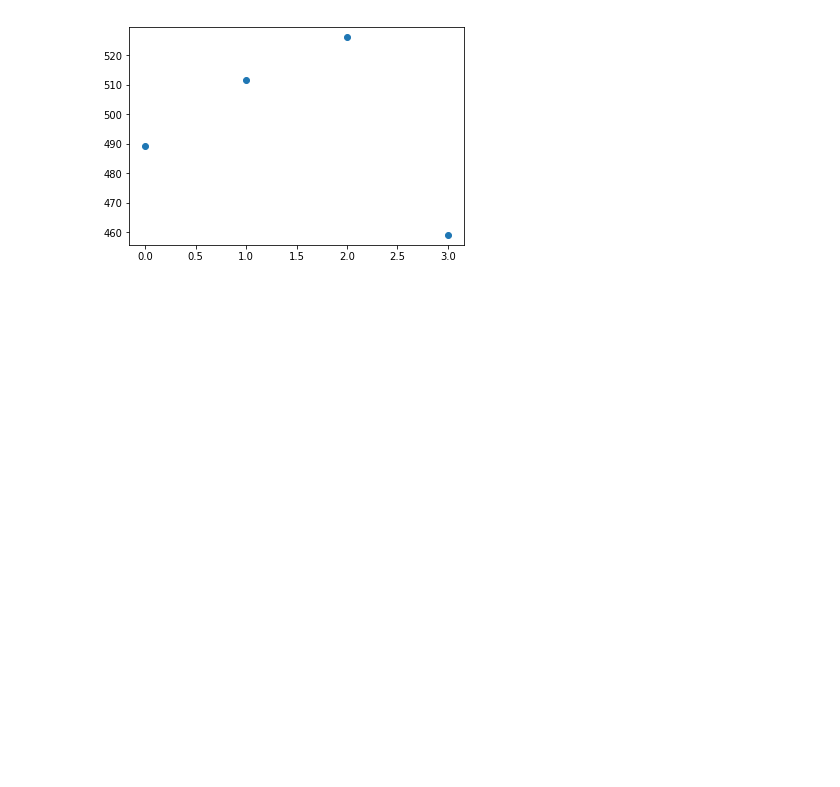
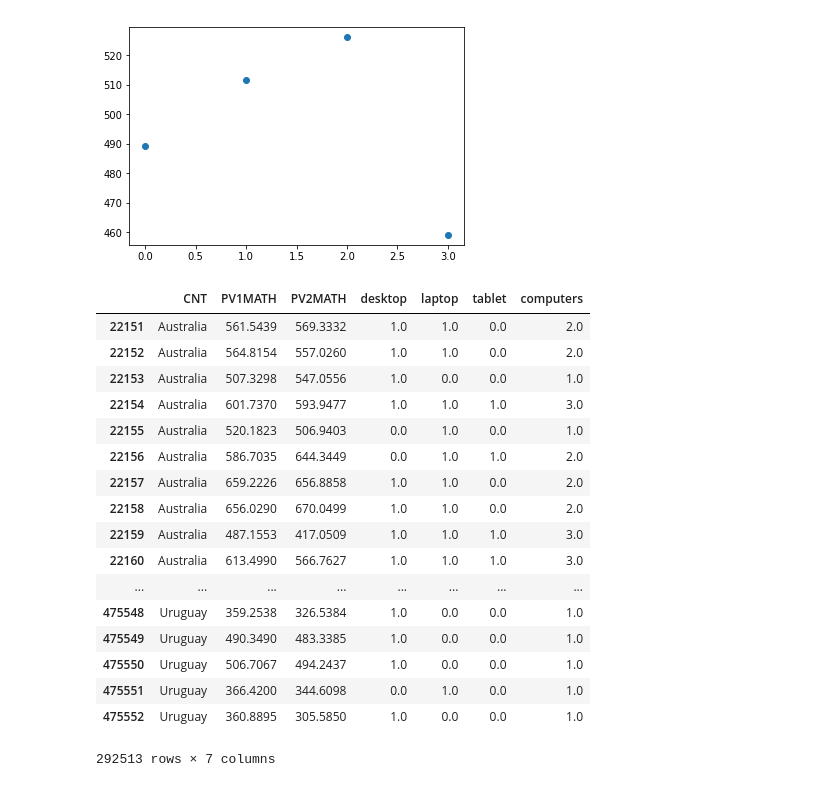
Before and after one commit to jgu1989/UdacityDataAnalystNanodegree, a Jupyter notebook: 5_Communicate_Data_Findings/pisa.ipynb, the cells around one changed output. Drawn from its saved outputs; the diff is of its cells as text; code cells hidden in the pictures; blank space fills up the shorter version.

```diff
--- a/5_Communicate_Data_Findings/pisa.ipynb
+++ b/5_Communicate_Data_Findings/pisa.ipynb
@@ -163,3 +165,24 @@ plt.scatter(x= data[r].index, y=data[r].PV1MATH)
 # %% [output]
 <matplotlib.collections.PathCollection at 0x...>
 [figure]
+# %%
+df_school
+# %% [output]
+|  | CNT | PV1MATH | PV2MATH | desktop | laptop | tablet | computers |
+| 22151 | Australia | 561.5439 | 569.3332 | 1.0 | 1.0 | 0.0 | 2.0 |
+| 22152 | Australia | 564.8154 | 557.0260 | 1.0 | 1.0 | 0.0 | 2.0 |
+| 22153 | Australia | 507.3298 | 547.0556 | 1.0 | 0.0 | 0.0 | 1.0 |
+| 22154 | Australia | 601.7370 | 593.9477 | 1.0 | 1.0 | 1.0 | 3.0 |
+| 22155 | Australia | 520.1823 | 506.9403 | 0.0 | 1.0 | 0.0 | 1.0 |
+| 22156 | Australia | 586.7035 | 644.3449 | 0.0 | 1.0 | 1.0 | 2.0 |
+| 22157 | Australia | 659.2226 | 656.8858 | 1.0 | 1.0 | 0.0 | 2.0 |
+| 22158 | Australia | 656.0290 | 670.0499 | 1.0 | 1.0 | 0.0 | 2.0 |
+| 22159 | Australia | 487.1553 | 417.0509 | 1.0 | 1.0 | 1.0 | 3.0 |
+| 22160 | Australia | 613.4990 | 566.7627 | 1.0 | 1.0 | 1.0 | 3.0 |
+| ... | ... | ... | ... | ... | ... | ... | ... |
+| 475548 | Uruguay | 359.2538 | 326.5384 | 1.0 | 0.0 | 0.0 | 1.0 |
+| 475549 | Uruguay | 490.3490 | 483.3385 | 1.0 | 0.0 | 0.0 | 1.0 |
+| 475550 | Uruguay | 506.7067 | 494.2437 | 1.0 | 0.0 | 0.0 | 1.0 |
+| 475551 | Uruguay | 366.4200 | 344.6098 | 0.0 | 1.0 | 0.0 | 1.0 |
+| 475552 | Uruguay | 360.8895 | 305.5850 | 1.0 | 0.0 | 0.0 | 1.0 |
+292513 rows × 7 columns
```
Also changed, not shown: parts of 6 cells of this notebook.
